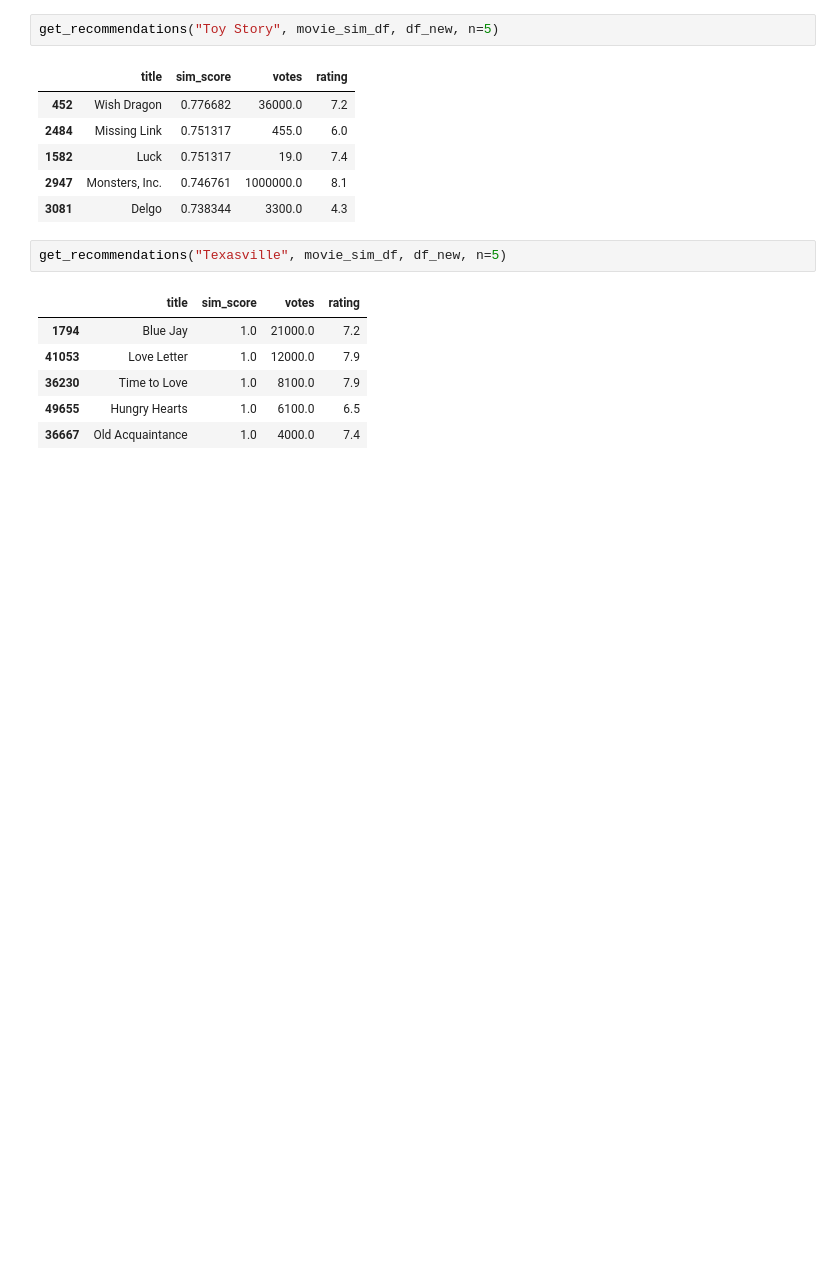
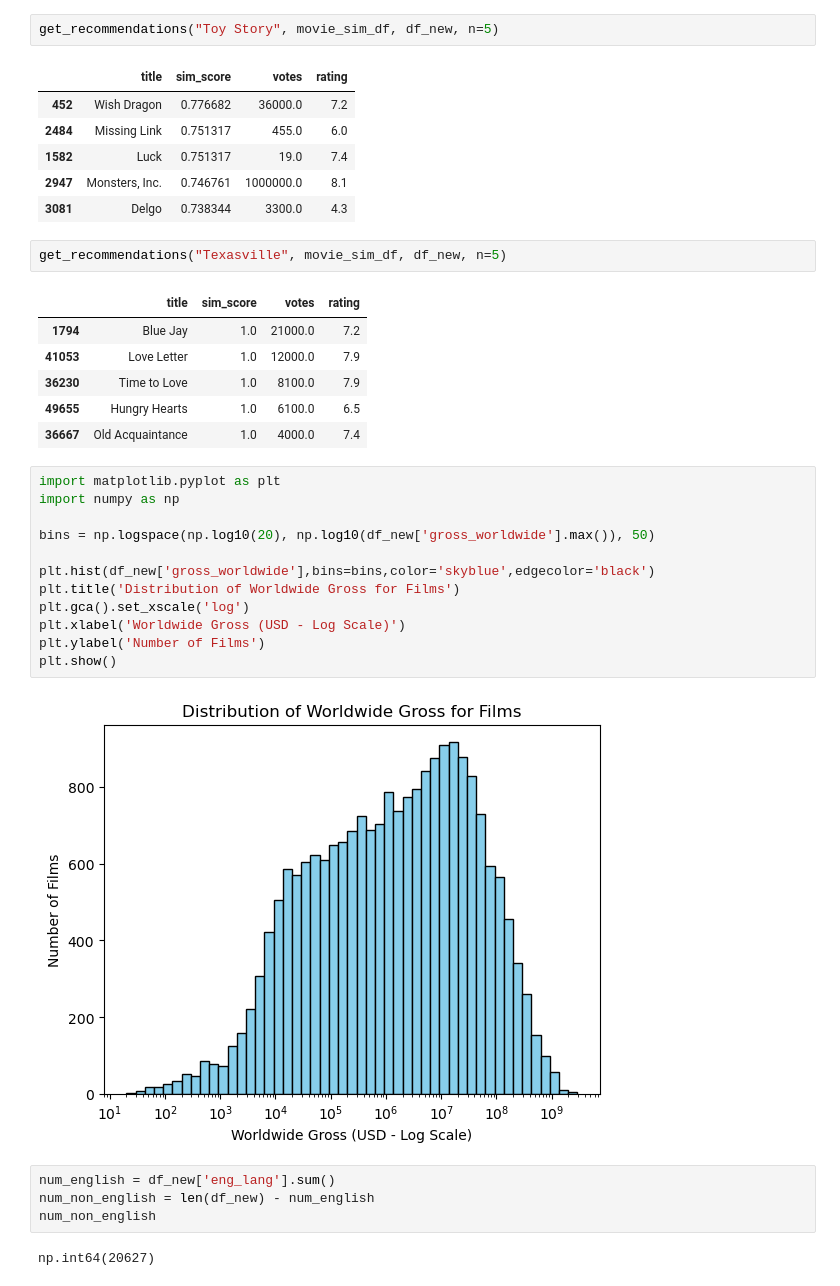
Before and after one commit to phodgkins/dm-movies, a Jupyter notebook: load_data.ipynb, the cells around one changed output. Saved outputs shown, nothing was run; the diff lists cells and outputs as text; blank space fills up the shorter version.

Commit message:
Add in EDA figures

```diff
--- a/load_data.ipynb
+++ b/load_data.ipynb
@@ -875,3 +875,23 @@ get_recommendations("Texasville", movie_sim_df, df_new, n=5)
 | 36230 | Time to Love | 1.0 | 8100.0 | 7.9 |
 | 49655 | Hungry Hearts | 1.0 | 6100.0 | 6.5 |
 | 36667 | Old Acquaintance | 1.0 | 4000.0 | 7.4 |
+# %%
+import matplotlib.pyplot as plt
+import numpy as np
+
+bins = np.logspace(np.log10(20), np.log10(df_new['gross_worldwide'].max()), 50)
+
+plt.hist(df_new['gross_worldwide'],bins=bins,color='skyblue',edgecolor='black')
+plt.title('Distribution of Worldwide Gross for Films')
+plt.gca().set_xscale('log')
+plt.xlabel('Worldwide Gross (USD - Log Scale)')
+plt.ylabel('Number of Films')
+plt.show()
+# %% [output]
+[figure, added]
+# %%
+num_english = df_new['eng_lang'].sum()
+num_non_english = len(df_new) - num_english
+num_non_english
+# %% [output]
+np.int64(20627)
```
Also changed, not shown: parts of 2 cells of this notebook.
